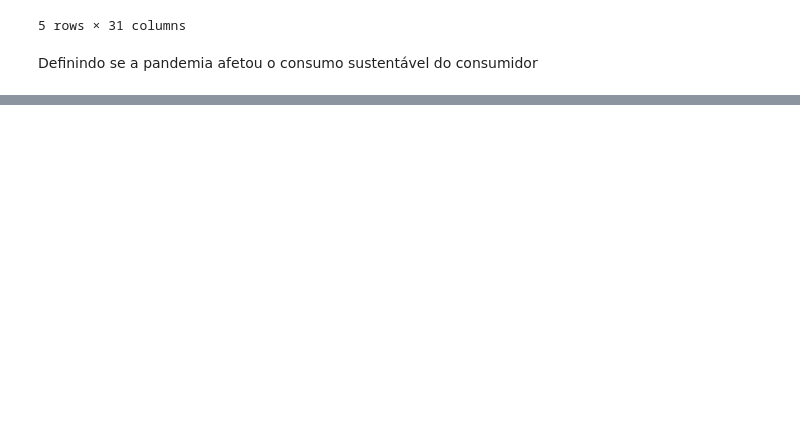
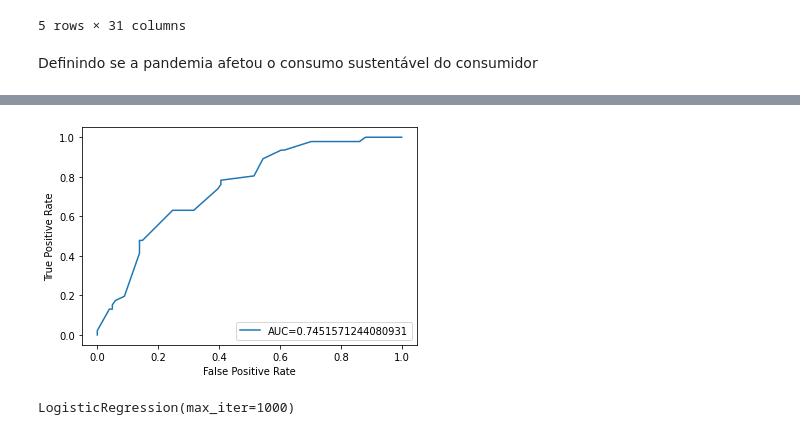
Before and after one commit to gutessitore/PUC, a Jupyter notebook: Projeto Integrado/notebooks/TCC_FU.ipynb, the cells around one changed output, grey strips where cells are left out. Saved outputs shown, nothing was run; the diff lists cells and outputs as text; code cells hidden in the pictures; blank space fills up the shorter version.

```diff
--- a/Projeto Integrado/notebooks/TCC_FU.ipynb
+++ b/Projeto Integrado/notebooks/TCC_FU.ipynb
@@ -132,3 +132,17 @@ model.predict(features[columns])
 Length: 147, dtype: float64
 # %%
 pd.DataFrame(model.summary().tables[1]).to_csv("coeficientes.csv", sep=";", decimal=",", encoding="utf-8", index=False)
+# %%
+from sklearn.linear_model import LogisticRegression
+df = pd.read_csv("/home/gustavo/mudança_de_habitos_do_consumidor_reprocessado_e_renomeado.csv", sep=";", decimal=",", encoding="utf-8")
+df.drop(columns=['Data'], inplace=True)
+# %%
+df = df[['Idade', 'Instrucao', 'Cuid_MA1', 'Cuid_MA4', 'CS']]
+# %%
+features = df.drop(["CS"], axis=1)
+target = df["CS"]
+# %%
+# Fazendo o modelo
+
+model = LogisticRegression(solver='lbfgs', max_iter=1000)
+model.fit(features, target)
@@ -134,0 +180,20 @@ pd.DataFrame(model.summary().tables[1]).to_csv("coeficientes.csv", sep=";", deci
+# %%
+# Fazendo o grafico da curva ROC
+from sklearn.metrics import roc_curve, roc_auc_score
+from matplotlib import pyplot as plt
+y_pred_proba = model.predict_proba(features)[::,1]
+fpr, tpr, thresholds = roc_curve(target,  y_pred_proba)
+auc = roc_auc_score(target, y_pred_proba)
+#create ROC curve
+plt.plot(fpr, tpr, label="AUC="+str(auc))
+plt.ylabel('True Positive Rate')
+plt.xlabel('False Positive Rate')
+plt.legend(loc=4)
+plt.show()
+# %% [output]
+[figure, added]
+# %%
+# 1 - roc_auc_score(target, y_pred_proba)
+model.info
+# %% [output]
+LogisticRegression(max_iter=1000)
```
Also changed, not shown: parts of 5 cells of this notebook, 18 other files.
